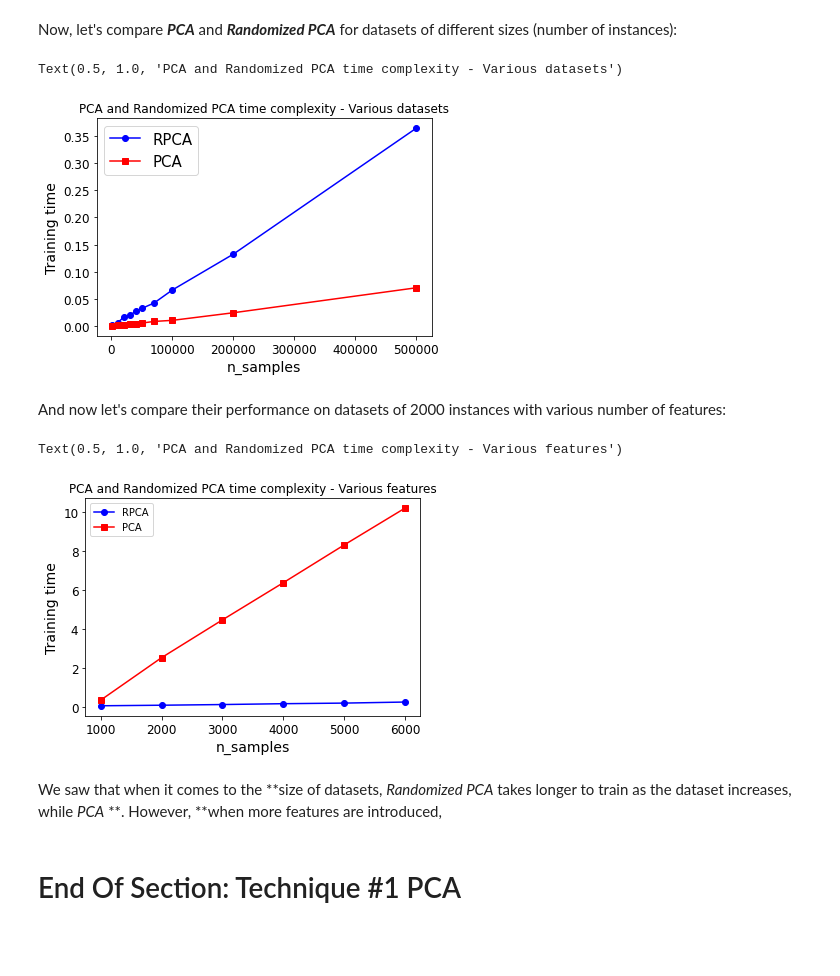
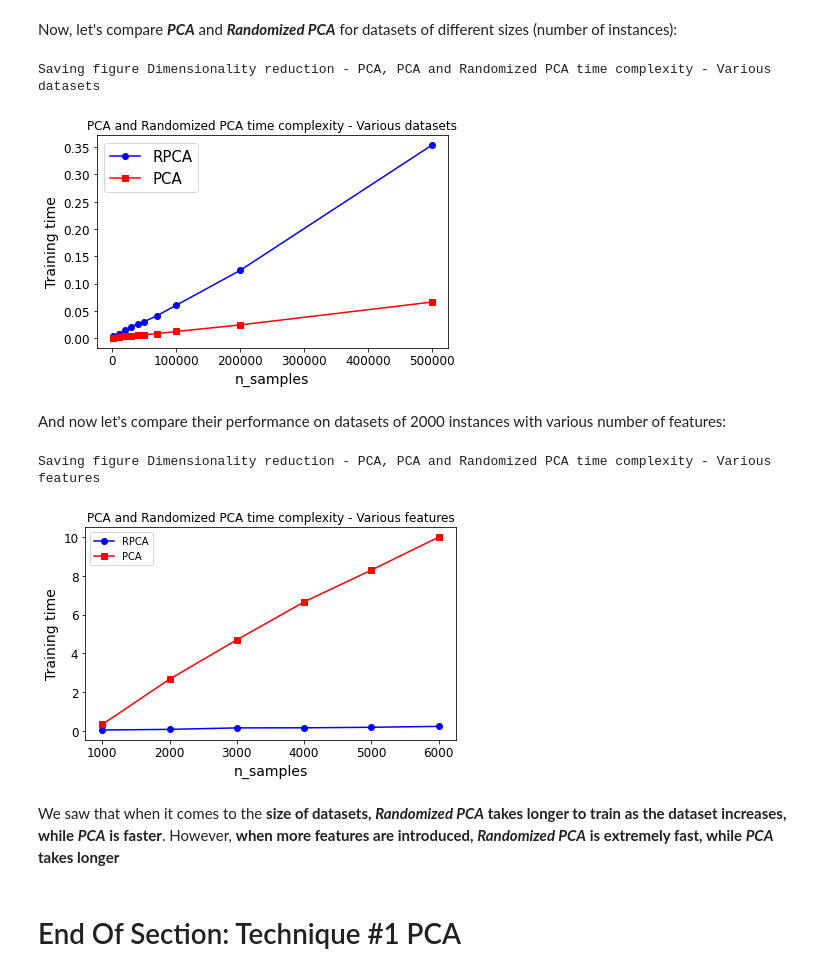
Before and after one commit to MarkJasonE/DimensionalityReduction, a Jupyter notebook: DimensionalityReduction.ipynb, the cells around one changed output. Saved outputs shown, nothing was run; the diff lists cells and outputs as text; code cells hidden in the pictures; blank space fills up the shorter version.

```diff
--- a/DimensionalityReduction.ipynb
+++ b/DimensionalityReduction.ipynb
@@ -813,40 +813,44 @@ plt.xlabel("n_samples")
 plt.ylabel("Training time")
 plt.legend(loc="upper left", fontsize=15)
 plt.title("PCA and Randomized PCA time complexity - Various datasets")
+
+save_fig("Dimensionality reduction - PCA, PCA and Randomized PCA time complexity - Various datasets")
 # %% [output]
-Text(0.5, 1.0, 'PCA and Randomized PCA time complexity - Various datasets')
+Saving figure Dimensionality reduction - PCA, PCA and Randomized PCA time complexity - Various datasets
-[figure, old version]
+[figure, new version]
 # %% [markdown]
 And now let's compare their performance on datasets of 2000 instances with various number of features:
 # %%
 time_rpca = []
 time_pca = []
 sizes = [1000, 2000, 3000, 4000, 5000, 6000]
 for n_features in sizes:
     X = np.random.randn(2000, n_features)
     pca = PCA(n_components=2, svd_solver="randomized", random_state=42)
     t1 = time.time()
     pca.fit(X)
     t2 = time.time()
     time_rpca.append(t2-t1)
 
     pca = PCA(n_components=2, svd_solver="full")
     t1 = time.time()
     pca.fit(X)
     t2 = time.time()
     time_pca.append(t2-t1)
 
 plt.plot(sizes, time_rpca, "b-o", label="RPCA")
 plt.plot(sizes, time_pca, "r-s", label="PCA")
 plt.xlabel("n_samples")
 plt.ylabel("Training time")
 plt.legend(loc="upper left")
 plt.title("PCA and Randomized PCA time complexity - Various features")
+
+save_fig("Dimensionality reduction - PCA, PCA and Randomized PCA time complexity - Various features")
 # %% [output]
-Text(0.5, 1.0, 'PCA and Randomized PCA time complexity - Various features')
+Saving figure Dimensionality reduction - PCA, PCA and Randomized PCA time complexity - Various features
-[figure, old version]
+[figure, new version]
 # %% [markdown]
-We saw that when it comes to the **size of datasets, _Randomized PCA_ takes longer to train as the dataset increases, while _PCA_ **. However, **when more features are introduced,
+We saw that when it comes to the **size of datasets, _Randomized PCA_ takes longer to train as the dataset increases, while _PCA_ is faster**. However, **when more features are introduced, _Randomized PCA_ is extremely fast, while _PCA_ takes longer**
 # %% [markdown]
 # End Of Section: Technique #1 PCA
 # %% [markdown]
```
Also changed, not shown: parts of 7 cells of this notebook, 3 other files.
